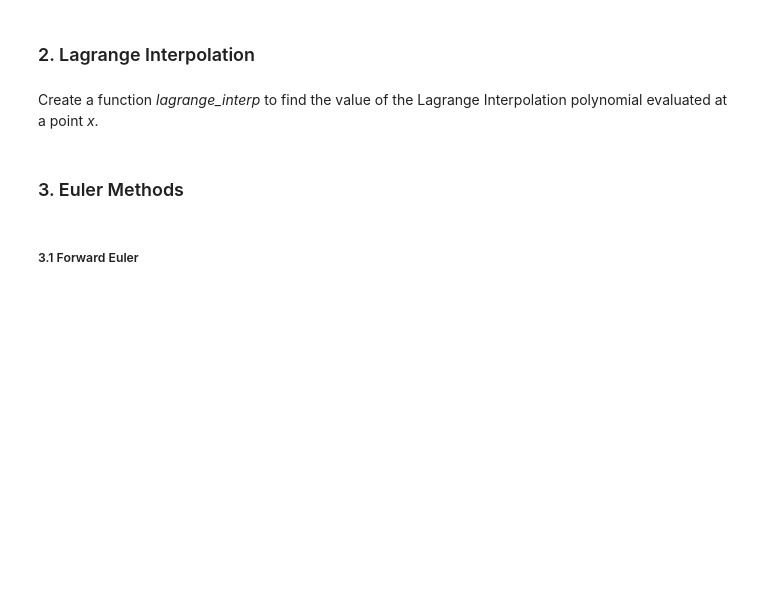
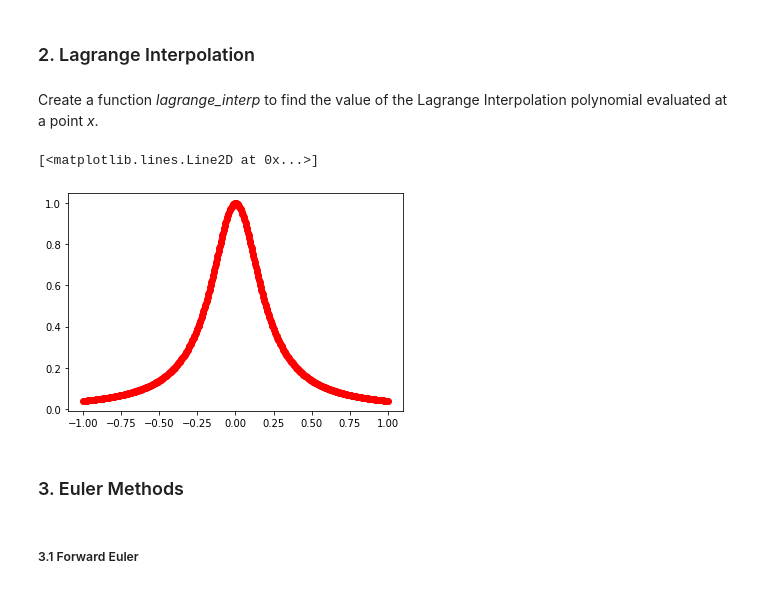
Before and after one commit to pots7878/Initial-Value-Problems, a Jupyter notebook: Lab01-Initial Value Problems.ipynb, the cells around one changed output. Saved outputs shown, nothing was run; the diff lists cells and outputs as text; code cells hidden in the pictures; blank space fills up the shorter version.

Commit message:
Begun work on interpolation

```diff
--- a/Lab01-Initial Value Problems.ipynb
+++ b/Lab01-Initial Value Problems.ipynb
@@ -64,6 +64,36 @@ newtons_method(6, 1.0*10**-8, f, f_prime, 2)
 ### 2. Lagrange Interpolation
 # %% [markdown]
 Create a function *lagrange_interp* to find the value of the Lagrange Interpolation polynomial evaluated at a point *x*.
+# %%
+import numpy as np
+
+def lagrange_interp(x, xvals, yvals):
+    n = len(xvals) - 1
+    lagrange_poly = np.array([lagrange_basis(x, i, xvals) for i in range(n + 1)])
+    #y = np.dot(yvals, lagrange_poly)
+    return lagrange_poly
+
+def lagrange_basis(x, i, xvals):
+    n = len(xvals) - 1
+    y = 1.0
+    for j in range(n + 1):
+        if i != j:
+            y *= (x - xvals[j]) / (xvals[i] - xvals[j])
+    return y
+
+def func(x):
+    return 1/(1 + 25*x**2)
+# %%
+#500 equispaced target points in [-1, 1]
+xvals = np.linspace(-1, 1, 500)
+x = np.array([-1, 1])
+#func(xvals)
+# %%
+import matplotlib.pyplot as plt
+plt.plot(xvals, func(xvals), 'ro')
+# %% [output]
+[<matplotlib.lines.Line2D at 0x...>]
+[figure, added]
 # %% [markdown]
 ### 3. Euler Methods
 # %% [markdown]
```
